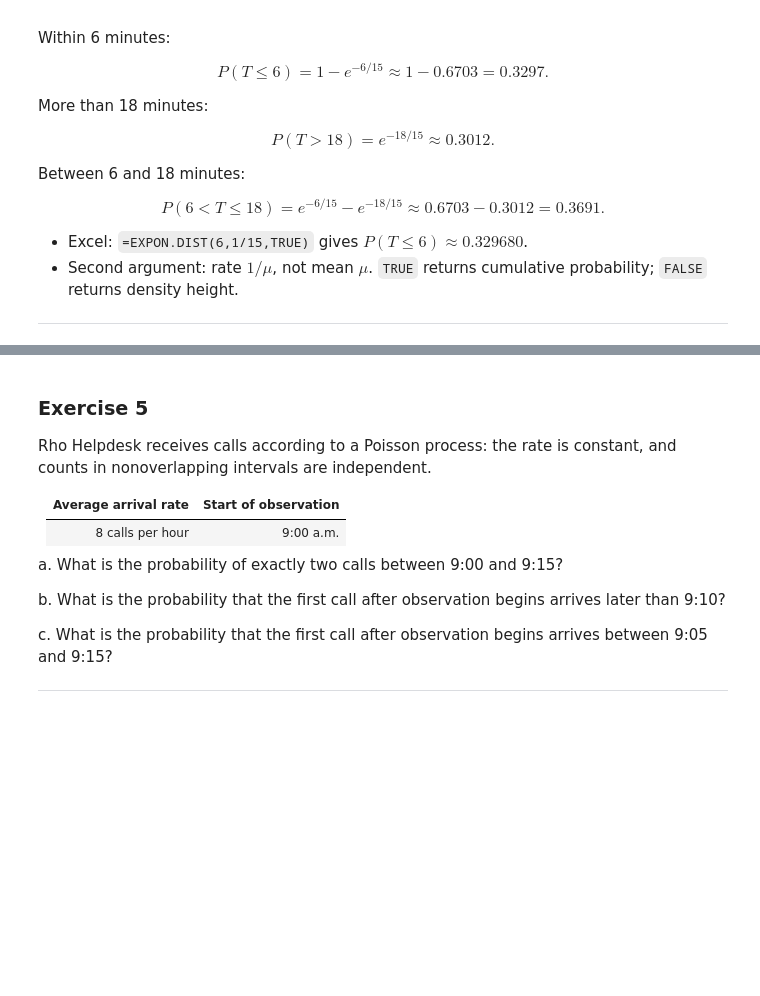
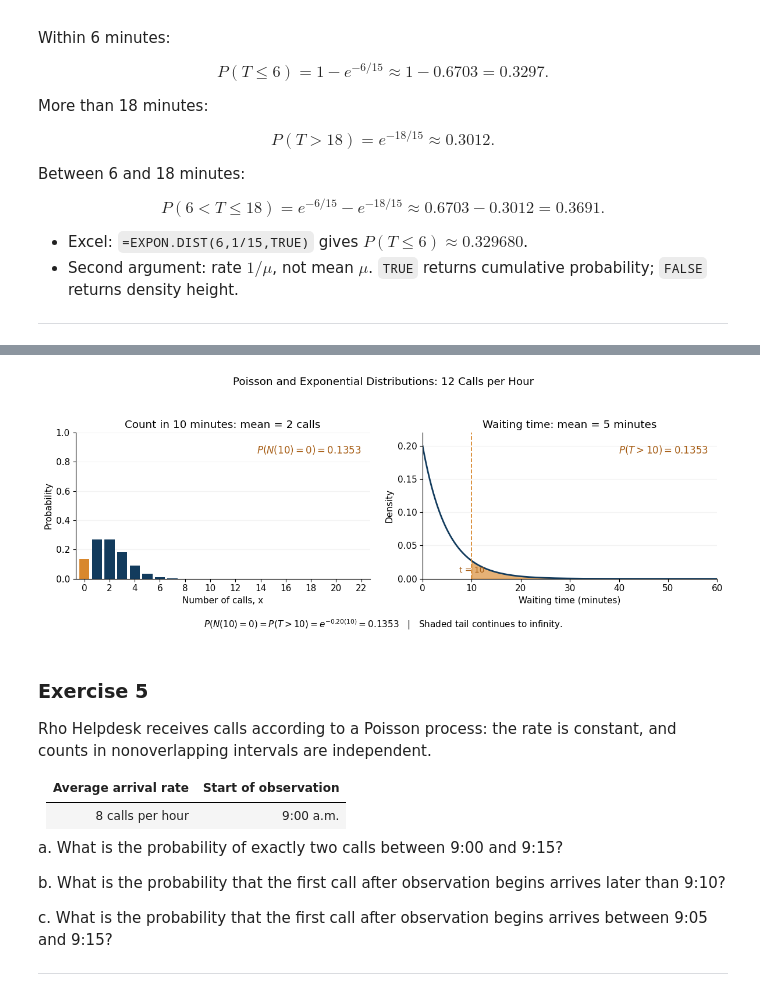
Before and after one commit to DROMCA/Business-Statistics, a Jupyter notebook: GBU 2301/lectures/week_07/w07_continuous_probability_distributions.ipynb, the cells around one changed output, grey strips where cells are left out. Drawn from its saved outputs; the diff is of its cells as text; code cells hidden in the pictures; blank space fills up the shorter version.

```diff
--- a/GBU 2301/lectures/week_07/w07_continuous_probability_distributions.ipynb
+++ b/GBU 2301/lectures/week_07/w07_continuous_probability_distributions.ipynb
@@ -1012 +1403,85 @@ The expected count is 2 calls; the mean waiting time is 5 minutes. They are diff
 ---
+# %%
+import ipywidgets as widgets
+import matplotlib.pyplot as plt
+import numpy as np
+from scipy.stats import poisson
+from IPython.display import display, Markdown
+
+
+def poisson_exponential_explorer():
+    rate = 12 / 60  # Calls per minute
+    interval = widgets.IntSlider(
+        value=10, min=1, max=30, step=1, description="Time t (minutes):",
+        continuous_update=False, style={"description_width": "initial"},
+        layout=widgets.Layout(width="420px")
+    )
+    display(interval)
+    graph = display(Markdown(""), display_id=True)
+
+    def update(change=None):
+        t = interval.value
+        mu = rate * t
+        probability = np.exp(-mu)
+        counts = np.arange(0, 23)
+        time = np.linspace(0, 60, 1201)
+        tail_time = np.linspace(t, 60, 1001)
+        with plt.rc_context({"font.size": 11, "axes.spines.top": False,
+                             "axes.spines.right": False}):
+            fig, axes = plt.subplots(1, 2, figsize=(12, 4.5))
+            fig.suptitle("Poisson and Exponential Distributions: 12 Calls per Hour")
+            colors = ["#d8872d"] + ["#123b5d"] * (len(counts) - 1)
+            axes[0].bar(counts, poisson.pmf(counts, mu), color=colors, width=.8)
+            axes[0].set(
+                xlim=(-.7, 22.7), ylim=(0, 1),
+                xticks=np.arange(0, 23, 2), xlabel="Number of calls, x",
+                ylabel="Probability",
+                title=(f"Count in {t} {'minute' if t == 1 else 'minutes'}: "
+                       f"mean = {mu:g} {'call' if mu == 1 else 'calls'}")
+            )
+            axes[0].text(
+                .97, .92, rf"$P(N({t})=0)={probability:.4f}$",
+                transform=axes[0].transAxes, ha="right", va="top",
+                color="#a65c13", fontsize=12
+            )
+
+            axes[1].plot(time, rate * np.exp(-rate * time),
+                         color="#123b5d", lw=2)
+            axes[1].fill_between(tail_time, rate * np.exp(-rate * tail_time),
+                                 color="#d8872d", alpha=.65)
+            axes[1].axvline(t, color="#d8872d", ls="--", lw=1.3)
+            axes[1].set(
+                xlim=(0, 60), ylim=(0, .22),
+                xlabel="Waiting time (minutes)", ylabel="Density",
+                title="Waiting time: mean = 5 minutes"
+            )
+            axes[1].text(
+                .97, .92, rf"$P(T>{t})={probability:.4f}$",
+                transform=axes[1].transAxes, ha="right", va="top",
+                color="#a65c13", fontsize=12
+            )
+            axes[1].annotate(
+                f"t = {t}", xy=(t, 0), xytext=(0, 8),
+                textcoords="offset points", ha="center", color="#a65c13",
+                fontsize=10
+            )
+            for ax in axes:
+                ax.grid(axis="y", alpha=.15)
+                ax.set_axisbelow(True)
+            fig.text(
+                .5, .02,
+                rf"$P(N({t})=0)=P(T>{t})=e^{{-0.20({t})}}={probability:.4f}$"
+                + "   |   Shaded tail continues to infinity.",
+                ha="center", fontsize=11
+            )
+            fig.tight_layout(rect=(0, .07, 1, .93))
+            graph.update(fig)
+            plt.close(fig)
+
+    interval.observe(update, names="value")
+    update()
+    return interval
+
+
+poisson_exponential_time = poisson_exponential_explorer()
+# %% [output]
@@ -1013,3 +1489,4 @@ The expected count is 2 calls; the mean waiting time is 5 minutes. They are diff
+[figure, added]
 # %% [markdown]
 ### Exercise 5
 
```
Also changed, not shown: parts of 13 cells of this notebook, 3 other files.
